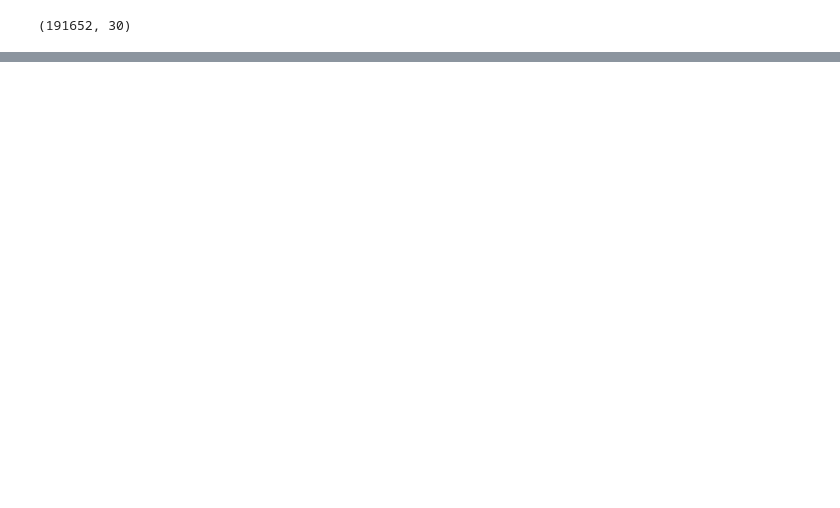
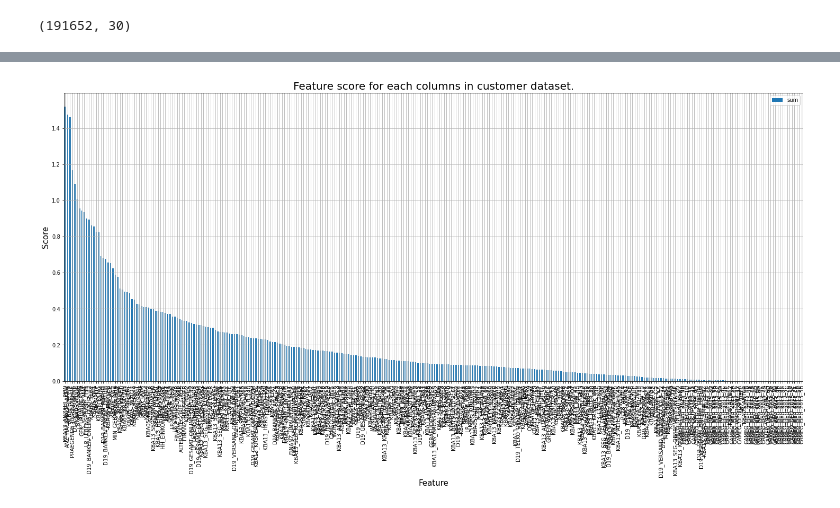
Before and after one commit to Dave643/Arvato_Customer_Segmentation, a Jupyter notebook: Arvato Project Workbook.ipynb, the cells around one changed output, grey strips where cells are left out. Drawn from its saved outputs; the diff is of its cells as text; code cells hidden in the pictures; blank space fills up the shorter version.

```diff
--- a/Arvato Project Workbook.ipynb
+++ b/Arvato Project Workbook.ipynb
@@ -712,3 +680,9 @@ pca_features = pca.transform(cust_features_scaled)
 pca_features.shape
 # %% [output]
 (191652, 30)
+# %%
+pca_components = pd.DataFrame(pca.components_, columns=cust_features_scaled.columns, index = ['PC-1', 'PC-2', 'PC-3', 'PC-4', 'PC-5', 'PC-6', 'PC-7',
+                                                                                             'PC-8', 'PC-9', 'PC-10', 'PC-11', 'PC-12', 'PC-13', 'PC-14',
+                                                                                             'PC-15', 'PC-16', 'PC-17', 'PC-18','PC-19', 'PC-20', 'PC-21',
+                                                                                             'PC-22', 'PC-23', 'PC-24', 'PC-25', 'PC-26', 'PC-27', 'PC-28',
+                                                                                             'PC-29', 'PC-30'])
@@ -714,0 +711,10 @@ pca_features.shape
+# %%
+pca_comp_sum_list = []
+
+for i in pca_components.columns:
+    col_sum = pca_components[i].sum()
+    pca_comp_sum_list.append(col_sum)
+# %%
+#sum_row = pd.DataFrame(pca_comp_sum_list, columns = pca_components.columns()).transpose()
+sum_row = pd.DataFrame(pca_comp_sum_list, index = pca_components.columns).transpose()
+sum_row
@@ -714,0 +724,4 @@ pca_features.shape
+# %%
+sum_row1 = sum_row.rename(index={0:'sum'})
+sum_row1 = sum_row1.transpose()
+sum_row1
@@ -714,0 +742,8 @@ pca_features.shape
+# %%
+sum_row1.abs().sort_values(by='sum', ascending=False).plot(kind='bar', figsize=(25, 10))
+plt.title('Feature score for each columns in customer dataset.', fontsize=20)
+plt.xlabel('Feature', fontsize=15)
+plt.ylabel('Score', fontsize=15)
+plt.grid()
+# %% [output]
+[figure, added]
```
Also changed, not shown: parts of 26 cells of this notebook, 3 other files.
